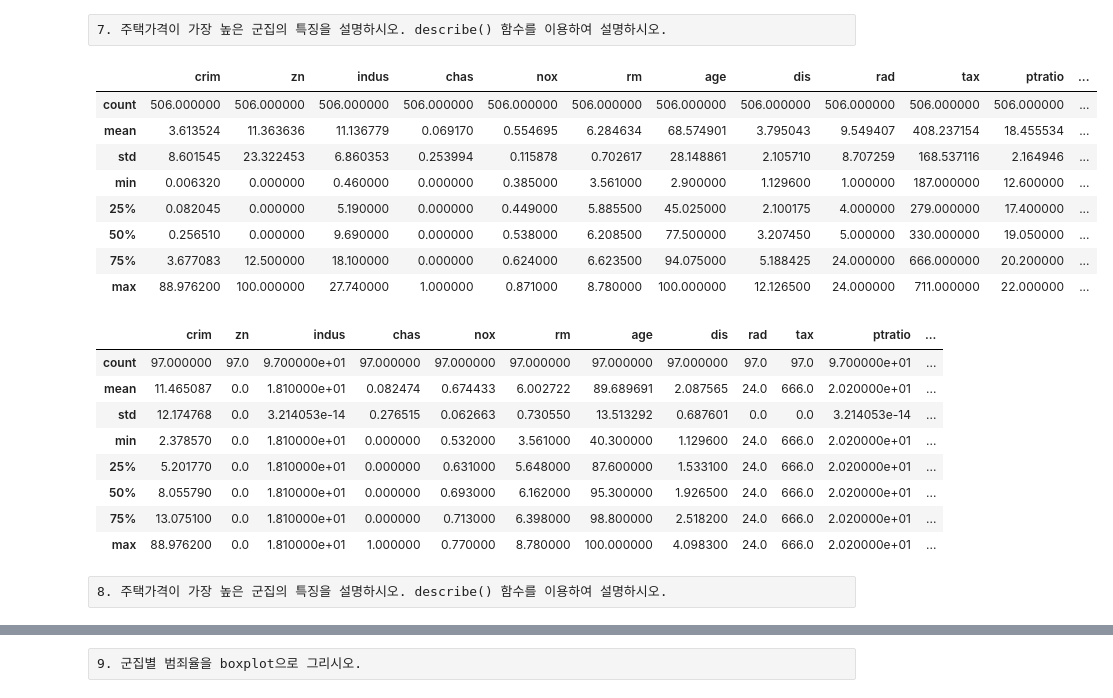
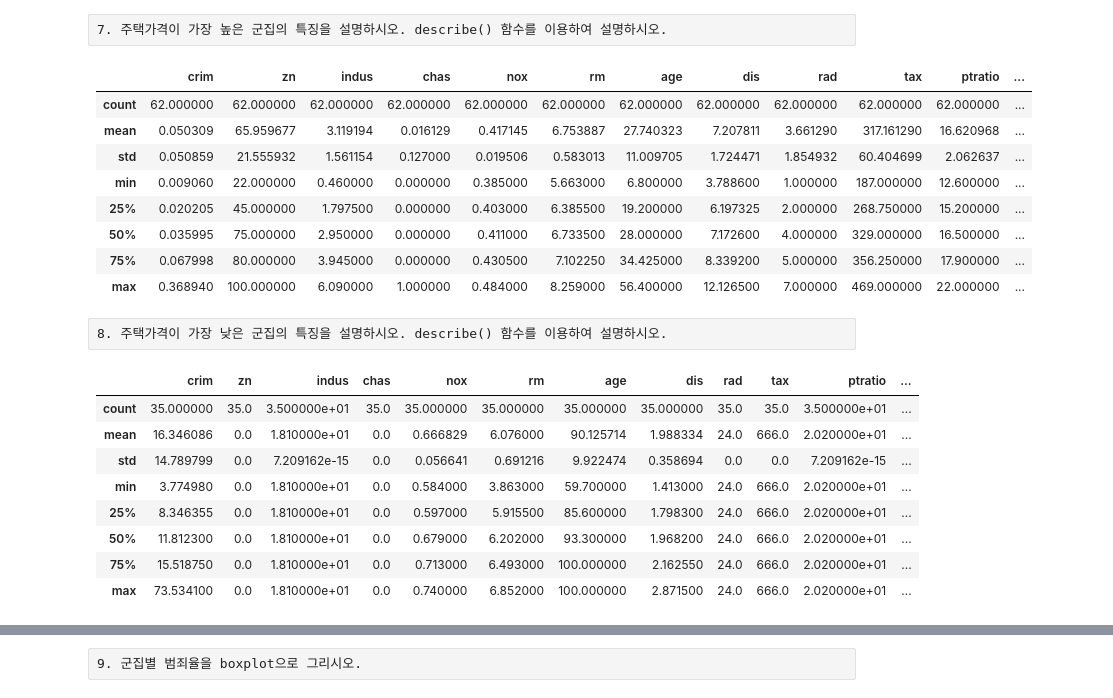
Before and after one commit to 0minKoh/dm-final-study, a Jupyter notebook: lab/labeled/12-1. K-Means 군집화 Lab1.ipynb, the cells around one changed output, grey strips where cells are left out. Saved outputs shown, nothing was run; the diff lists cells and outputs as text; code cells hidden in the pictures.

```diff
--- a/lab/labeled/12-1. K-Means 군집화 Lab1.ipynb
+++ b/lab/labeled/12-1. K-Means 군집화 Lab1.ipynb
@@ -154,28 +131,28 @@ Text(0, 0.5, 'medv')
 # %% [raw]
 7. 주택가격이 가장 높은 군집의 특징을 설명하시오. describe() 함수를 이용하여 설명하시오.
 # %%
-boston_df.describe()
+boston_df[boston_df['cluster']==3].describe()
 # %% [output]
 |  | crim | zn | indus | chas | nox | rm | age | dis | rad | tax | ptratio | ... |
-| count | 506.000000 | 506.000000 | 506.000000 | 506.000000 | 506.000000 | 506.000000 | 506.000000 | 506.000000 | 506.000000 | 506.000000 | 506.000000 | ... |
-| mean | 3.613524 | 11.363636 | 11.136779 | 0.069170 | 0.554695 | 6.284634 | 68.574901 | 3.795043 | 9.549407 | 408.237154 | 18.455534 | ... |
-| std | 8.601545 | 23.322453 | 6.860353 | 0.253994 | 0.115878 | 0.702617 | 28.148861 | 2.105710 | 8.707259 | 168.537116 | 2.164946 | ... |
-| min | 0.006320 | 0.000000 | 0.460000 | 0.000000 | 0.385000 | 3.561000 | 2.900000 | 1.129600 | 1.000000 | 187.000000 | 12.600000 | ... |
-| 25% | 0.082045 | 0.000000 | 5.190000 | 0.000000 | 0.449000 | 5.885500 | 45.025000 | 2.100175 | 4.000000 | 279.000000 | 17.400000 | ... |
-| 50% | 0.256510 | 0.000000 | 9.690000 | 0.000000 | 0.538000 | 6.208500 | 77.500000 | 3.207450 | 5.000000 | 330.000000 | 19.050000 | ... |
-| 75% | 3.677083 | 12.500000 | 18.100000 | 0.000000 | 0.624000 | 6.623500 | 94.075000 | 5.188425 | 24.000000 | 666.000000 | 20.200000 | ... |
-| max | 88.976200 | 100.000000 | 27.740000 | 1.000000 | 0.871000 | 8.780000 | 100.000000 | 12.126500 | 24.000000 | 711.000000 | 22.000000 | ... |
+| count | 62.000000 | 62.000000 | 62.000000 | 62.000000 | 62.000000 | 62.000000 | 62.000000 | 62.000000 | 62.000000 | 62.000000 | 62.000000 | ... |
+| mean | 0.050309 | 65.959677 | 3.119194 | 0.016129 | 0.417145 | 6.753887 | 27.740323 | 7.207811 | 3.661290 | 317.161290 | 16.620968 | ... |
+| std | 0.050859 | 21.555932 | 1.561154 | 0.127000 | 0.019506 | 0.583013 | 11.009705 | 1.724471 | 1.854932 | 60.404699 | 2.062637 | ... |
+| min | 0.009060 | 22.000000 | 0.460000 | 0.000000 | 0.385000 | 5.663000 | 6.800000 | 3.788600 | 1.000000 | 187.000000 | 12.600000 | ... |
+| 25% | 0.020205 | 45.000000 | 1.797500 | 0.000000 | 0.403000 | 6.385500 | 19.200000 | 6.197325 | 2.000000 | 268.750000 | 15.200000 | ... |
+| 50% | 0.035995 | 75.000000 | 2.950000 | 0.000000 | 0.411000 | 6.733500 | 28.000000 | 7.172600 | 4.000000 | 329.000000 | 16.500000 | ... |
+| 75% | 0.067998 | 80.000000 | 3.945000 | 0.000000 | 0.430500 | 7.102250 | 34.425000 | 8.339200 | 5.000000 | 356.250000 | 17.900000 | ... |
+| max | 0.368940 | 100.000000 | 6.090000 | 1.000000 | 0.484000 | 8.259000 | 56.400000 | 12.126500 | 7.000000 | 469.000000 | 22.000000 | ... |
+# %% [raw]
+8. 주택가격이 가장 낮은 군집의 특징을 설명하시오. describe() 함수를 이용하여 설명하시오.
 # %%
-boston_df[boston_df['cluster']==2].describe()
+boston_df[boston_df['cluster']==0].describe()
 # %% [output]
 |  | crim | zn | indus | chas | nox | rm | age | dis | rad | tax | ptratio | ... |
-| count | 97.000000 | 97.0 | 9.700000e+01 | 97.000000 | 97.000000 | 97.000000 | 97.000000 | 97.000000 | 97.0 | 97.0 | 9.700000e+01 | ... |
-| mean | 11.465087 | 0.0 | 1.810000e+01 | 0.082474 | 0.674433 | 6.002722 | 89.689691 | 2.087565 | 24.0 | 666.0 | 2.020000e+01 | ... |
-| std | 12.174768 | 0.0 | 3.214053e-14 | 0.276515 | 0.062663 | 0.730550 | 13.513292 | 0.687601 | 0.0 | 0.0 | 3.214053e-14 | ... |
-| min | 2.378570 | 0.0 | 1.810000e+01 | 0.000000 | 0.532000 | 3.561000 | 40.300000 | 1.129600 | 24.0 | 666.0 | 2.020000e+01 | ... |
-| 25% | 5.201770 | 0.0 | 1.810000e+01 | 0.000000 | 0.631000 | 5.648000 | 87.600000 | 1.533100 | 24.0 | 666.0 | 2.020000e+01 | ... |
-| 50% | 8.055790 | 0.0 | 1.810000e+01 | 0.000000 | 0.693000 | 6.162000 | 95.300000 | 1.926500 | 24.0 | 666.0 | 2.020000e+01 | ... |
-| 75% | 13.075100 | 0.0 | 1.810000e+01 | 0.000000 | 0.713000 | 6.398000 | 98.800000 | 2.518200 | 24.0 | 666.0 | 2.020000e+01 | ... |
-| max | 88.976200 | 0.0 | 1.810000e+01 | 1.000000 | 0.770000 | 8.780000 | 100.000000 | 4.098300 | 24.0 | 666.0 | 2.020000e+01 | ... |
+| count | 35.000000 | 35.0 | 3.500000e+01 | 35.0 | 35.000000 | 35.000000 | 35.000000 | 35.000000 | 35.0 | 35.0 | 3.500000e+01 | ... |
+| mean | 16.346086 | 0.0 | 1.810000e+01 | 0.0 | 0.666829 | 6.076000 | 90.125714 | 1.988334 | 24.0 | 666.0 | 2.020000e+01 | ... |
+| std | 14.789799 | 0.0 | 7.209162e-15 | 0.0 | 0.056641 | 0.691216 | 9.922474 | 0.358694 | 0.0 | 0.0 | 7.209162e-15 | ... |
+| min | 3.774980 | 0.0 | 1.810000e+01 | 0.0 | 0.584000 | 3.863000 | 59.700000 | 1.413000 | 24.0 | 666.0 | 2.020000e+01 | ... |
+| 25% | 8.346355 | 0.0 | 1.810000e+01 | 0.0 | 0.597000 | 5.915500 | 85.600000 | 1.798300 | 24.0 | 666.0 | 2.020000e+01 | ... |
+| 50% | 11.812300 | 0.0 | 1.810000e+01 | 0.0 | 0.679000 | 6.202000 | 93.300000 | 1.968200 | 24.0 | 666.0 | 2.020000e+01 | ... |
+| 75% | 15.518750 | 0.0 | 1.810000e+01 | 0.0 | 0.713000 | 6.493000 | 100.000000 | 2.162550 | 24.0 | 666.0 | 2.020000e+01 | ... |
+| max | 73.534100 | 0.0 | 1.810000e+01 | 0.0 | 0.740000 | 6.852000 | 100.000000 | 2.871500 | 24.0 | 666.0 | 2.020000e+01 | ... |
-# %% [raw]
-8. 주택가격이 가장 높은 군집의 특징을 설명하시오. describe() 함수를 이용하여 설명하시오.
```
Also changed, not shown: parts of 8 cells of this notebook, 9 other files.
